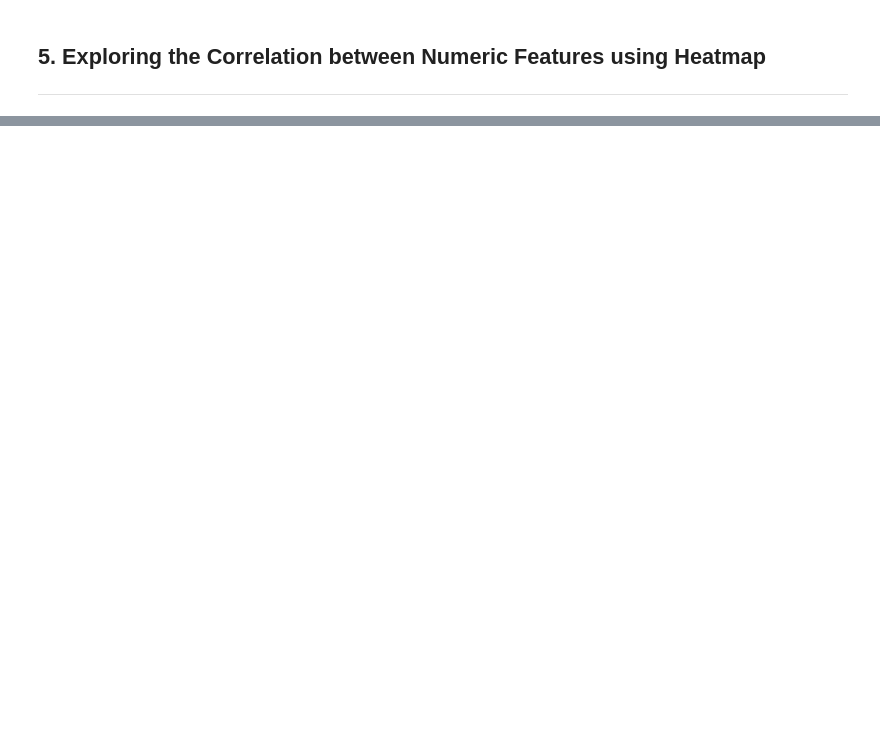
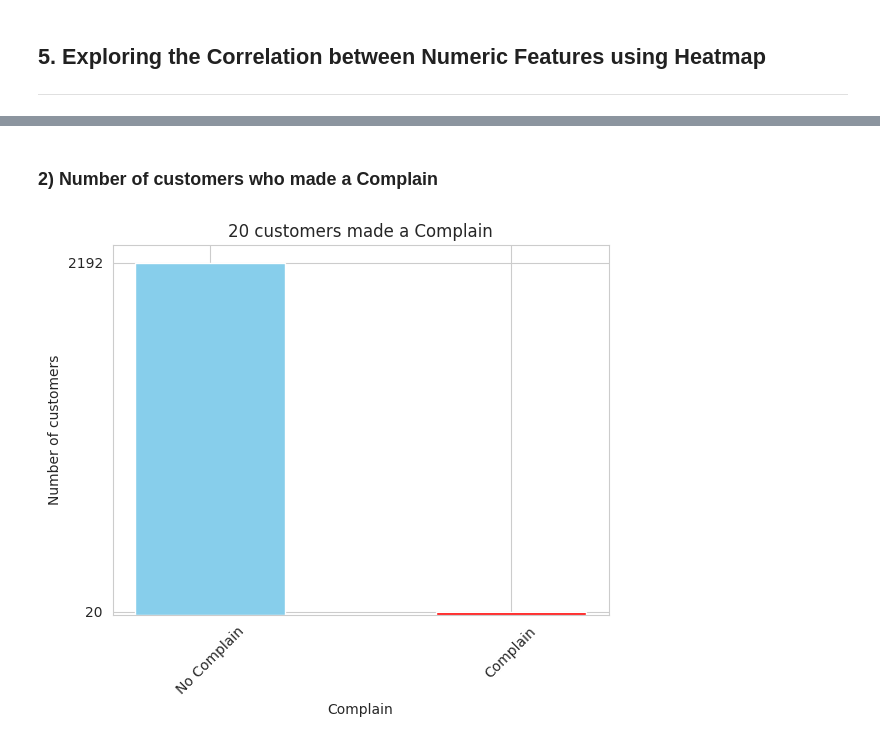
Before and after one commit to kostasalex/Customer-Personality-Analysis, a Jupyter notebook: Data_Mining_hw1.ipynb, the cells around one changed output, grey strips where cells are left out. Drawn from its saved outputs; the diff is of its cells as text; code cells hidden in the pictures; blank space fills up the shorter version.

```diff
--- a/Data_Mining_hw1.ipynb
+++ b/Data_Mining_hw1.ipynb
@@ -310,0 +355,16 @@ sns.heatmap(corr_matrix, cmap="YlGnBu")
+# %% [markdown]
+### 2) Number of customers who made a Complain
+# %%
+complains = df['Complain'].value_counts()
+labels = ['No Complain', 'Complain']
+
+plt.bar(labels, complains, color=['skyblue', 'red'], width=0.5)
+num_complains = complains[1]
+plt.title(f'{num_complains} customers made a Complain')
+plt.ylabel('Number of customers')
+plt.xlabel('Complain')
+plt.xticks(rotation=45)
+plt.yticks(complains.values.astype(int))
+plt.show()
+# %% [output]
+[figure, added]
```
Also changed, not shown: parts of 28 cells of this notebook.
